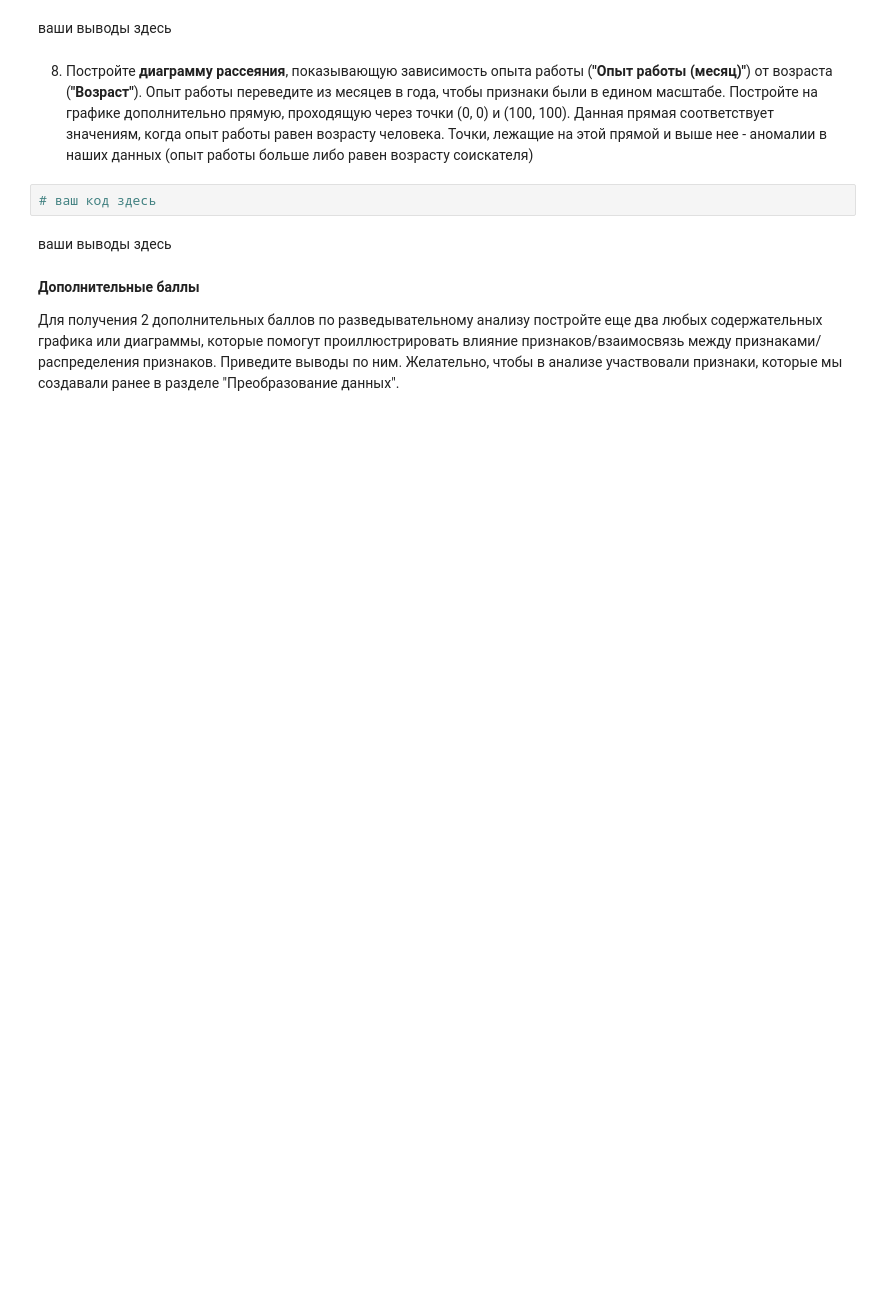
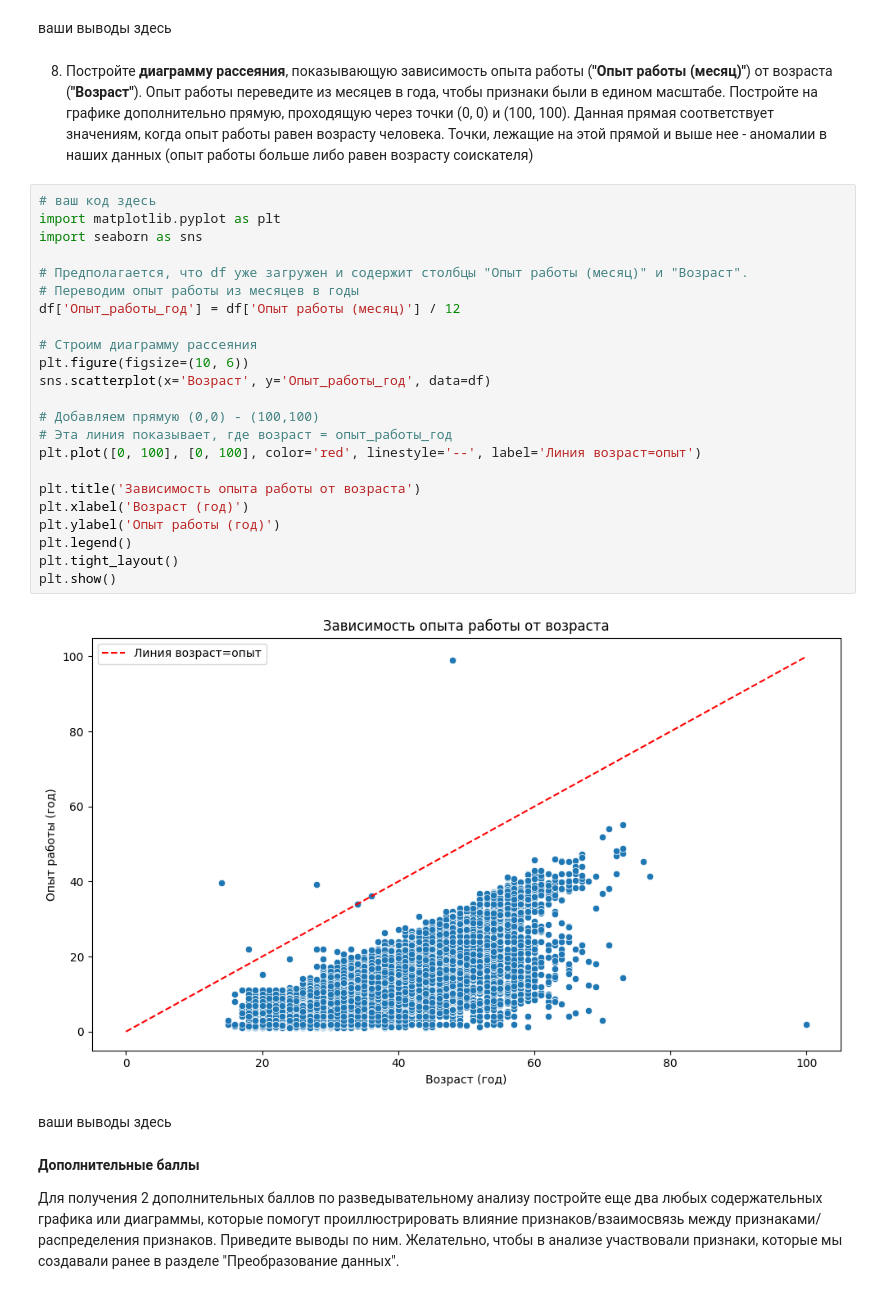
Before and after one commit to IsanbergS/sf_home, a Jupyter notebook: home_python/Project-1. Ноутбук-шаблон.ipynb, the cells around one changed output. Drawn from its saved outputs; the diff is of its cells as text; blank space fills up the shorter version.

```diff
--- a/home_python/Project-1. Ноутбук-шаблон.ipynb
+++ b/home_python/Project-1. Ноутбук-шаблон.ipynb
@@ -805,6 +810,29 @@ ValueError: zero-size array to reduction operation fmin which has no identity
 8. Постройте **диаграмму рассеяния**, показывающую зависимость опыта работы (**"Опыт работы (месяц)"**) от возраста (**"Возраст"**). Опыт работы переведите из месяцев в года, чтобы признаки были в едином масштабе. Постройте на графике дополнительно прямую, проходящую через точки (0, 0) и (100, 100). Данная прямая соответствует значениям, когда опыт работы равен возрасту человека. Точки, лежащие на этой прямой и выше нее - аномалии в наших данных (опыт работы больше либо равен возрасту соискателя)
 # %%
 # ваш код здесь
+import matplotlib.pyplot as plt
+import seaborn as sns
+
+# Предполагается, что df уже загружен и содержит столбцы "Опыт работы (месяц)" и "Возраст".
+# Переводим опыт работы из месяцев в годы
+df['Опыт_работы_год'] = df['Опыт работы (месяц)'] / 12
+
+# Строим диаграмму рассеяния
+plt.figure(figsize=(10, 6))
+sns.scatterplot(x='Возраст', y='Опыт_работы_год', data=df)
+
+# Добавляем прямую (0,0) - (100,100)
+# Эта линия показывает, где возраст = опыт_работы_год
+plt.plot([0, 100], [0, 100], color='red', linestyle='--', label='Линия возраст=опыт')
+
+plt.title('Зависимость опыта работы от возраста')
+plt.xlabel('Возраст (год)')
+plt.ylabel('Опыт работы (год)')
+plt.legend()
+plt.tight_layout()
+plt.show()
+# %% [output]
+[figure, added]
 # %% [markdown]
 ваши выводы здесь
 # %% [markdown]
```
Also changed, not shown: parts of 6 cells of this notebook.
